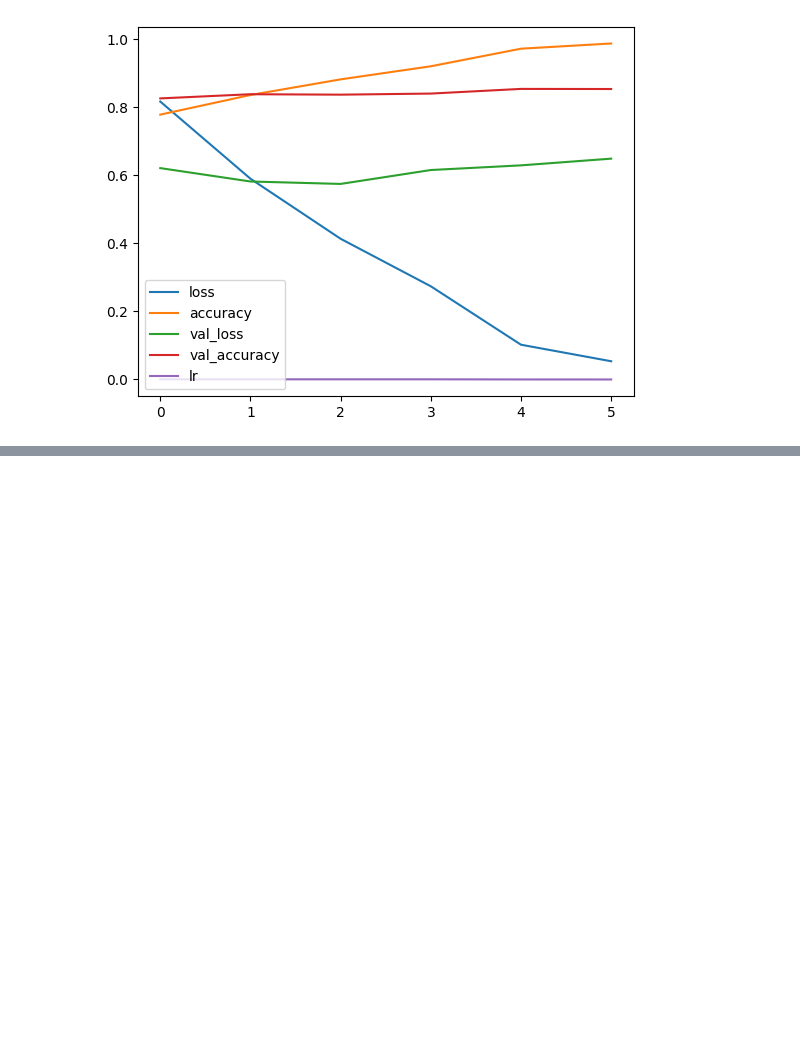
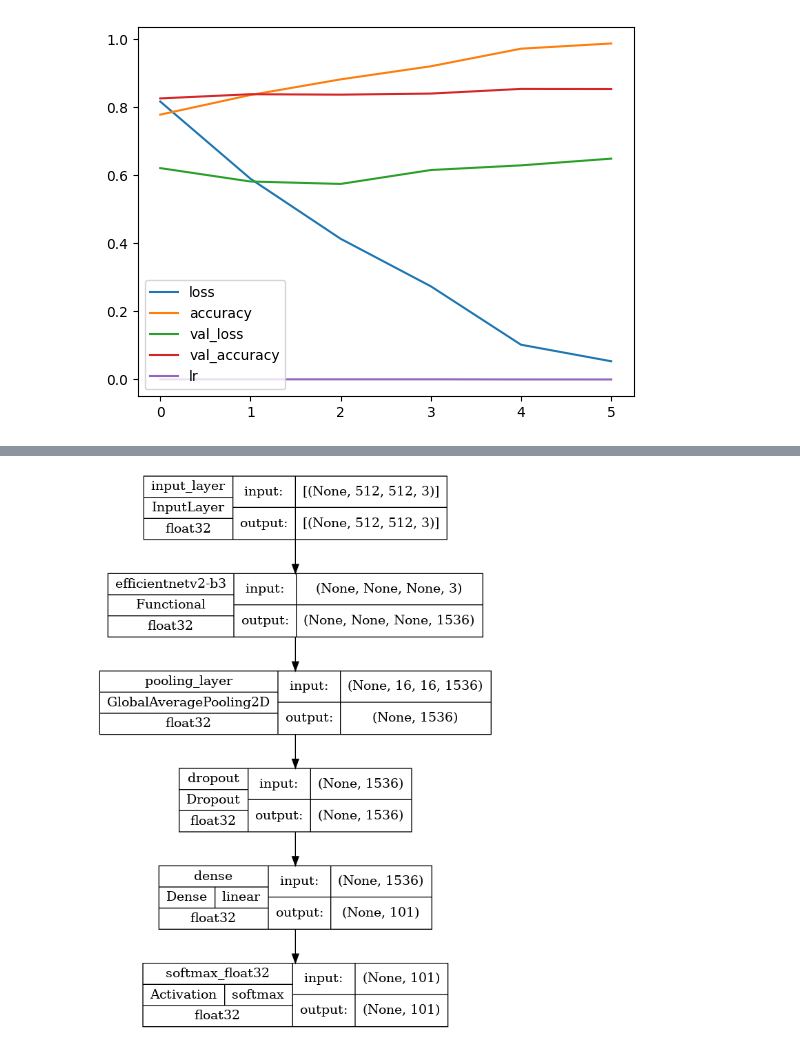
Before and after one commit to Ujjwal-Mk/Food101-Cuisine-Classifier, a Jupyter notebook: food101.ipynb, the cells around one changed output, grey strips where cells are left out. Saved outputs shown, nothing was run; the diff lists cells and outputs as text; code cells hidden in the pictures; blank space fills up the shorter version.

```diff
--- a/food101.ipynb
+++ b/food101.ipynb
@@ -249,3 +249,8 @@ pd.DataFrame(history_101_food_classes_all_data_fine_tune.history).plot()
 # %% [output]
 <Axes: >
 [figure]
+# %%
+from tensorflow.keras.utils import plot_model
+loadModel = tf.keras.models.load_model("model_84_9.h5")
+plot_model(loadModel, show_shapes=True,show_dtype=True, show_layer_names=True,show_layer_activations=True)
+# %% [output]
@@ -251,0 +258 @@ pd.DataFrame(history_101_food_classes_all_data_fine_tune.history).plot()
+[figure, added]
```
Also changed, not shown: parts of 1 cell of this notebook, 6 other files.
